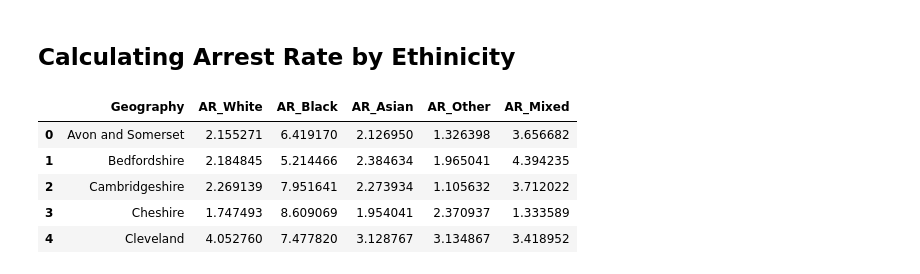
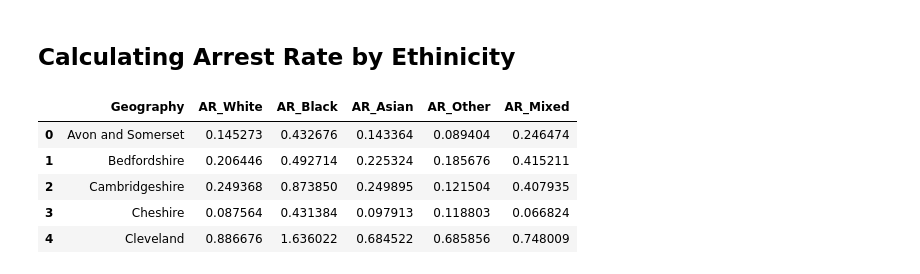
Before and after one commit to neerajthandayan/CourseProject, a Jupyter notebook: Notebooks/Crime_Data.ipynb, the cells around one changed output. Cells and saved outputs as stored; diff of their text form; code cells hidden in the pictures.

```diff
--- a/Notebooks/Crime_Data.ipynb
+++ b/Notebooks/Crime_Data.ipynb
@@ -220,13 +220,15 @@ ssrate.head()
 # %% [markdown]
 ## Calculating Arrest Rate by Ethinicity
 # %%
-rt = pd.DataFrame((master.iloc[:,11:].values / master.iloc[:,1:6].values)*100, columns= master.iloc[:,11:].columns)
+rt = pd.DataFrame((master.iloc[:,11:].values / master.iloc[:,1:6].values), columns= master.iloc[:,11:].columns)
 arate = pd.concat([master['Geography'],rt.astype(float,errors='raise') ], axis=1)
+for i in arate.columns[1:]:
+  arate[i] = arate[i].copy() * ssrate.iloc[:,1:].copy().sum(axis=1)
 arate.head()
 # %% [output]
 |  | Geography | AR_White | AR_Black | AR_Asian | AR_Other | AR_Mixed |
-| 0 | Avon and Somerset | 2.155271 | 6.419170 | 2.126950 | 1.326398 | 3.656682 |
-| 1 | Bedfordshire | 2.184845 | 5.214466 | 2.384634 | 1.965041 | 4.394235 |
-| 2 | Cambridgeshire | 2.269139 | 7.951641 | 2.273934 | 1.105632 | 3.712022 |
-| 3 | Cheshire | 1.747493 | 8.609069 | 1.954041 | 2.370937 | 1.333589 |
-| 4 | Cleveland | 4.052760 | 7.477820 | 3.128767 | 3.134867 | 3.418952 |
+| 0 | Avon and Somerset | 0.145273 | 0.432676 | 0.143364 | 0.089404 | 0.246474 |
+| 1 | Bedfordshire | 0.206446 | 0.492714 | 0.225324 | 0.185676 | 0.415211 |
+| 2 | Cambridgeshire | 0.249368 | 0.873850 | 0.249895 | 0.121504 | 0.407935 |
+| 3 | Cheshire | 0.087564 | 0.431384 | 0.097913 | 0.118803 | 0.066824 |
+| 4 | Cleveland | 0.886676 | 1.636022 | 0.684522 | 0.685856 | 0.748009 |
```
Also changed, not shown: parts of 14 cells of this notebook.
